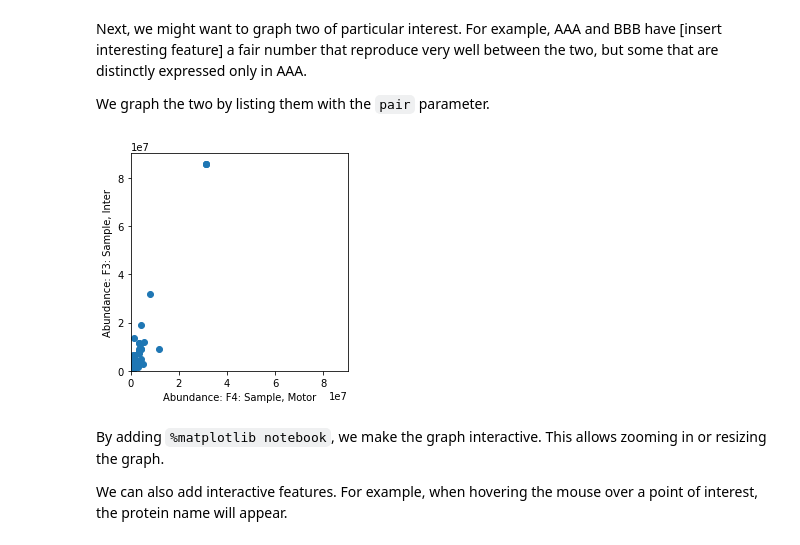
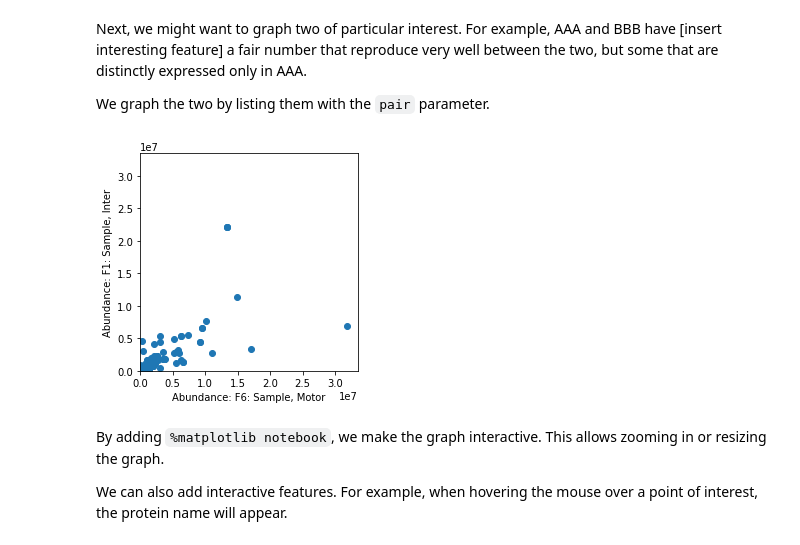
Before and after one commit to PayneLab/Neuro1, a Jupyter notebook: UseCase1_Quantitative_Reproducibility.ipynb, the cells around one changed output. Drawn from its saved outputs; the diff is of its cells as text; code cells hidden in the pictures.

Commit message:
Quant. Reproducibility update

```diff
--- a/UseCase1_Quantitative_Reproducibility.ipynb
+++ b/UseCase1_Quantitative_Reproducibility.ipynb
@@ -24,10 +26,10 @@ Next, we might want to graph two of particular interest. For example, AAA and BB
 
 We graph the two by listing them with the <code>pair</code> parameter.
 # %%
-reproducibility(data, pair=['Abundance: F3: Sample, Inter',
-                            'Abundance: F4: Sample, Motor'])
+reproducibility(data, pair=['Abundance: F1: Sample, Inter',
+                            'Abundance: F6: Sample, Motor'])
 # %% [output]
-[figure, old version]
+[figure, new version]
 # %% [markdown]
 By adding <code>%matplotlib notebook</code>, we make the graph interactive. This allows zooming in or resizing the graph.
 
```
Also changed, not shown: parts of 3 cells of this notebook, 1 other file.
